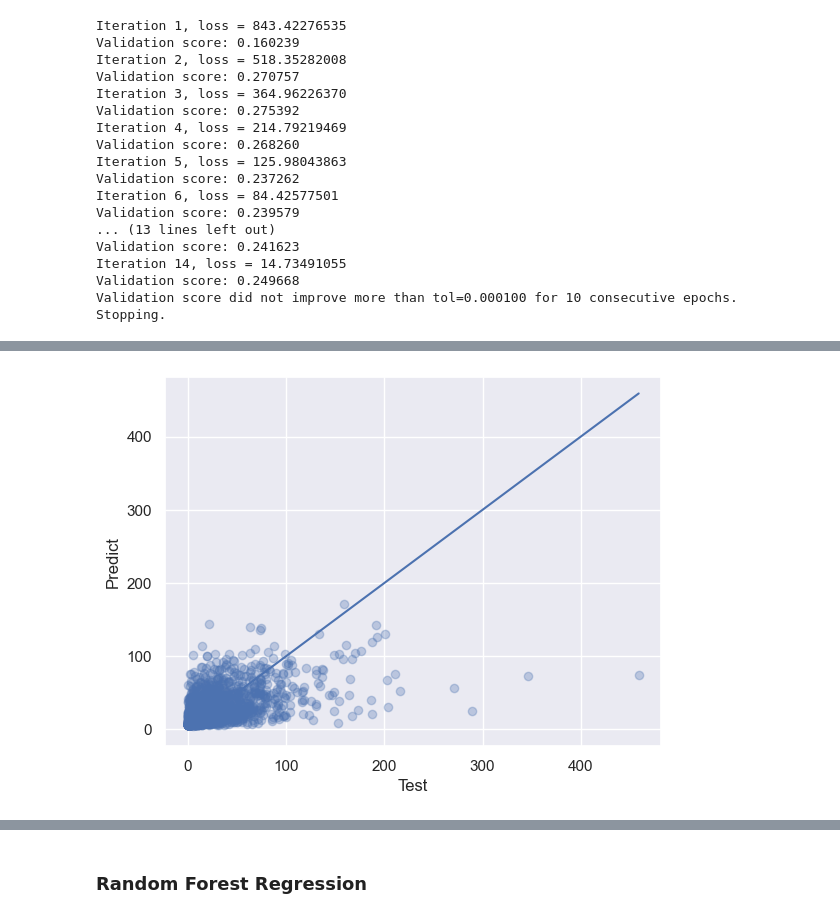
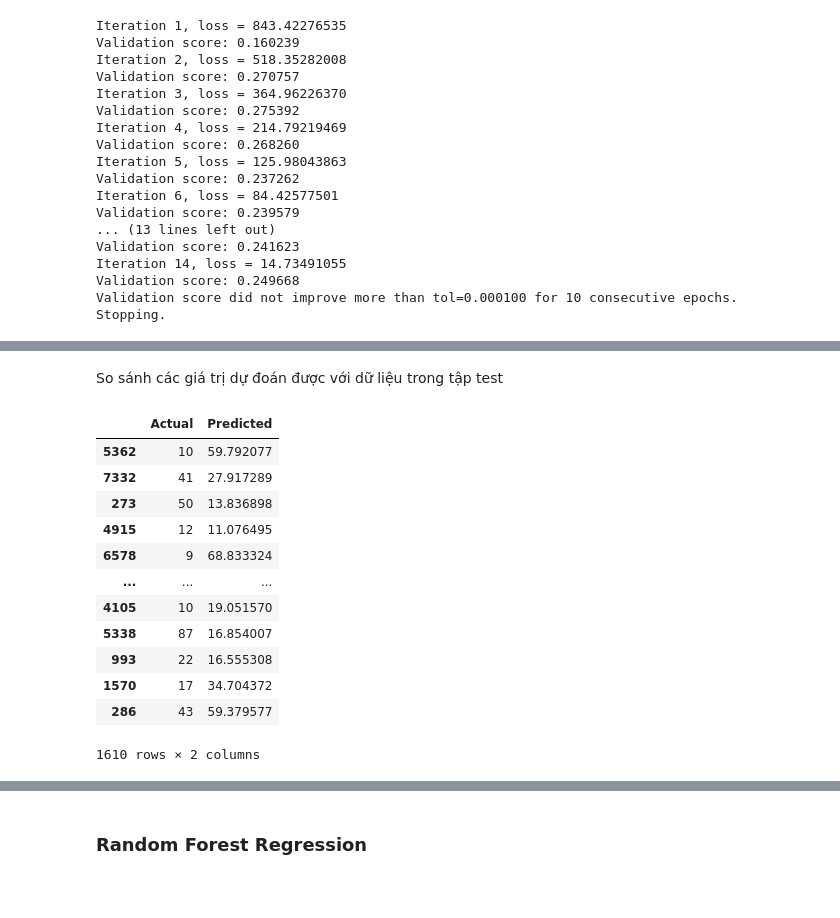
Before and after one commit to HoangPhuc0304/NMKHDL-2022, a Jupyter notebook: Data_Modeling.ipynb, the cells around one changed output, grey strips where cells are left out. Drawn from its saved outputs; the diff is of its cells as text; code cells hidden in the pictures; blank space fills up the shorter version.

```diff
--- a/Data_Modeling.ipynb
+++ b/Data_Modeling.ipynb
@@ -220,8 +234,19 @@ myMax = max(max(y_test),max(Y_pred))
-# %%
-plt.scatter(y_test,Y_pred,alpha = 0.3)
-plt.xlabel('Test')
-plt.ylabel('Predict')
-plt.plot([0,myMax],[0,myMax])
-plt.show()
-# %% [output]
-[figure, removed]
+# %% [markdown]
+So sánh các giá trị dự đoán được với dữ liệu trong tập test
+# %%
+comparison_df = pd.DataFrame({'Actual': y1_test,'Predicted': y1_pred})
+comparison_df
+# %% [output]
+|  | Actual | Predicted |
+| 5362 | 10 | 59.792077 |
+| 7332 | 41 | 27.917289 |
+| 273 | 50 | 13.836898 |
+| 4915 | 12 | 11.076495 |
+| 6578 | 9 | 68.833324 |
+| ... | ... | ... |
+| 4105 | 10 | 19.051570 |
+| 5338 | 87 | 16.854007 |
+| 993 | 22 | 16.555308 |
+| 1570 | 17 | 34.704372 |
+| 286 | 43 | 59.379577 |
+1610 rows × 2 columns
```
Also changed, not shown: parts of 23 cells of this notebook.
